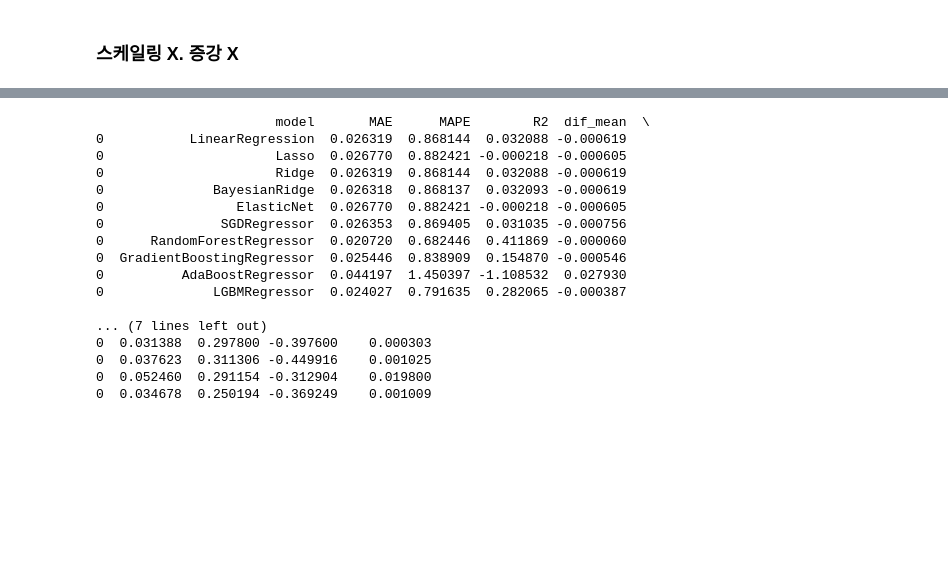
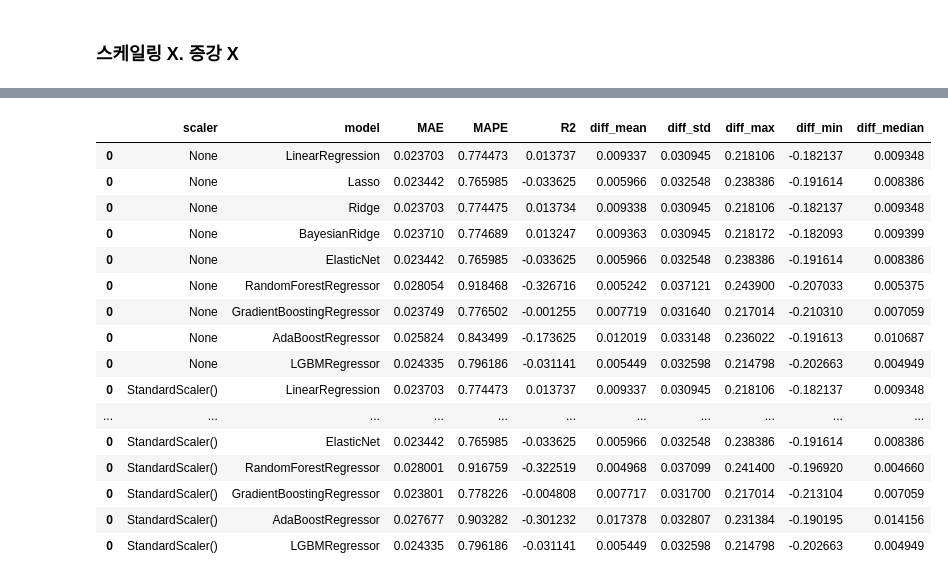
Before and after one commit to KDT-Corporation-Project/Project_CompterMate, a Jupyter notebook: Modeling/Co_Models/J060415_preps.ipynb, the cells around one changed output, grey strips where cells are left out. Saved outputs shown, nothing was run; the diff lists cells and outputs as text; code cells hidden in the pictures; blank space fills up the shorter version.

```diff
--- a/Modeling/Co_Models/J060415_preps.ipynb
+++ b/Modeling/Co_Models/J060415_preps.ipynb
@@ -66,7 +64,7 @@ models = [
     ('Ridge', Ridge()),
     ('BayesianRidge', BayesianRidge()),
     ('ElasticNet', ElasticNet()),
-    ('SGDRegressor', SGDRegressor()),
+    # ('SGDRegressor', SGDRegressor()),
     ('RandomForestRegressor', RandomForestRegressor()),
     ('GradientBoostingRegressor', GradientBoostingRegressor()),
     ('AdaBoostRegressor', AdaBoostRegressor()),
@@ -84,9 +82,32 @@ models = [
 #     print(f'{name} : {scores.mean()}')
 
 # 모델별 성능 확인
-score_df = pd.DataFrame(columns=['model', 'MAE', 'MAPE', 'R2'])
+score_df = pd.DataFrame(columns=['scaler', 'model', 'MAE', 'MAPE', 'R2'])
 
 for name, model in models:
+    # StandardScaler 미사용
+    pipeline = Pipeline([
+        ('model', model)
+    ])
+    pipeline.fit(X_train, y_train)
+    y_pred = pipeline.predict(X_test)
+    diff = y_test - y_pred
+
+    score_df = pd.concat(
+        [score_df,
+         pd.DataFrame(
+            [['None',
+              name,
+              mean_absolute_error(y_test, y_pred),
+              mean_absolute_percentage_error(y_test, y_pred)*100,
+              r2_score(y_test, y_pred),
+              diff.mean(), diff.std(), diff.max(), diff.min(), diff.median()
+            ]],
+            columns=['scaler', 'model', 'MAE', 'MAPE', 'R2', 'diff_mean', 'diff_std', 'diff_max', 'diff_min', 'diff_median'])])
+
+
+for name, model in models:
+    # StandardScaler 사용
     pipeline = Pipeline([
         ('scaler', StandardScaler()),
         ('model', model)
@@ -104,16 +125,14 @@ for name, model in models:
     score_df = pd.concat(
         [score_df,
          pd.DataFrame(
-            [
-              [name, mean_absolute_error(y_test, y_pred),
+            [[str(pipeline.named_steps['scaler']),
+              name,
+              mean_absolute_error(y_test, y_pred),
               mean_absolute_percentage_error(y_test, y_pred)*100,
               r2_score(y_test, y_pred),
-                diff.mean(), diff.std(), diff.max(), diff.min(), diff.median()]
-            ],
-            columns=['model', 'MAE', 'MAPE', 'R2', 'dif_mean', 'dif_std', 'dif_max', 'dif_min', 'dif_median']
-            )
-        ]
-    )
+              diff.mean(), diff.std(), diff.max(), diff.min(), diff.median()
+            ]],
+            columns=['scaler', 'model', 'MAE', 'MAPE', 'R2', 'diff_mean', 'diff_std', 'diff_max', 'diff_min', 'diff_median'])])
 
 score_df
 # %% [output]
@@ -144,17 +151,17 @@ executing.executing.NotOneValueFound: Expected one value, found 0
-                       model       MAE      MAPE        R2  dif_mean  \
-0           LinearRegression  0.026319  0.868144  0.032088 -0.000619
-0                      Lasso  0.026770  0.882421 -0.000218 -0.000605
-0                      Ridge  0.026319  0.868144  0.032088 -0.000619
-0              BayesianRidge  0.026318  0.868137  0.032093 -0.000619
-0                 ElasticNet  0.026770  0.882421 -0.000218 -0.000605
-0               SGDRegressor  0.026353  0.869405  0.031035 -0.000756
-0      RandomForestRegressor  0.020720  0.682446  0.411869 -0.000060
-0  GradientBoostingRegressor  0.025446  0.838909  0.154870 -0.000546
-0          AdaBoostRegressor  0.044197  1.450397 -1.108532  0.027930
-0              LGBMRegressor  0.024027  0.791635  0.282065 -0.000387
-
-... (7 lines left out)
-0  0.031388  0.297800 -0.397600    0.000303
-0  0.037623  0.311306 -0.449916    0.001025
-0  0.052460  0.291154 -0.312904    0.019800
-0  0.034678  0.250194 -0.369249    0.001009
+|  | scaler | model | MAE | MAPE | R2 | diff_mean | diff_std | diff_max | diff_min | diff_median |
+| 0 | None | LinearRegression | 0.023703 | 0.774473 | 0.013737 | 0.009337 | 0.030945 | 0.218106 | -0.182137 | 0.009348 |
+| 0 | None | Lasso | 0.023442 | 0.765985 | -0.033625 | 0.005966 | 0.032548 | 0.238386 | -0.191614 | 0.008386 |
+| 0 | None | Ridge | 0.023703 | 0.774475 | 0.013734 | 0.009338 | 0.030945 | 0.218106 | -0.182137 | 0.009348 |
+| 0 | None | BayesianRidge | 0.023710 | 0.774689 | 0.013247 | 0.009363 | 0.030945 | 0.218172 | -0.182093 | 0.009399 |
+| 0 | None | ElasticNet | 0.023442 | 0.765985 | -0.033625 | 0.005966 | 0.032548 | 0.238386 | -0.191614 | 0.008386 |
+| 0 | None | RandomForestRegressor | 0.028054 | 0.918468 | -0.326716 | 0.005242 | 0.037121 | 0.243900 | -0.207033 | 0.005375 |
+| 0 | None | GradientBoostingRegressor | 0.023749 | 0.776502 | -0.001255 | 0.007719 | 0.031640 | 0.217014 | -0.210310 | 0.007059 |
+| 0 | None | AdaBoostRegressor | 0.025824 | 0.843499 | -0.173625 | 0.012019 | 0.033148 | 0.236022 | -0.191613 | 0.010687 |
+| 0 | None | LGBMRegressor | 0.024335 | 0.796186 | -0.031141 | 0.005449 | 0.032598 | 0.214798 | -0.202663 | 0.004949 |
+| 0 | StandardScaler() | LinearRegression | 0.023703 | 0.774473 | 0.013737 | 0.009337 | 0.030945 | 0.218106 | -0.182137 | 0.009348 |
+| ... | ... | ... | ... | ... | ... | ... | ... | ... | ... | ... |
+| 0 | StandardScaler() | ElasticNet | 0.023442 | 0.765985 | -0.033625 | 0.005966 | 0.032548 | 0.238386 | -0.191614 | 0.008386 |
+| 0 | StandardScaler() | RandomForestRegressor | 0.028001 | 0.916759 | -0.322519 | 0.004968 | 0.037099 | 0.241400 | -0.196920 | 0.004660 |
+| 0 | StandardScaler() | GradientBoostingRegressor | 0.023801 | 0.778226 | -0.004808 | 0.007717 | 0.031700 | 0.217014 | -0.213104 | 0.007059 |
+| 0 | StandardScaler() | AdaBoostRegressor | 0.027677 | 0.903282 | -0.301232 | 0.017378 | 0.032807 | 0.231384 | -0.190195 | 0.014156 |
+| 0 | StandardScaler() | LGBMRegressor | 0.024335 | 0.796186 | -0.031141 | 0.005449 | 0.032598 | 0.214798 | -0.202663 | 0.004949 |
```
Also changed, not shown: parts of 15 cells of this notebook.
